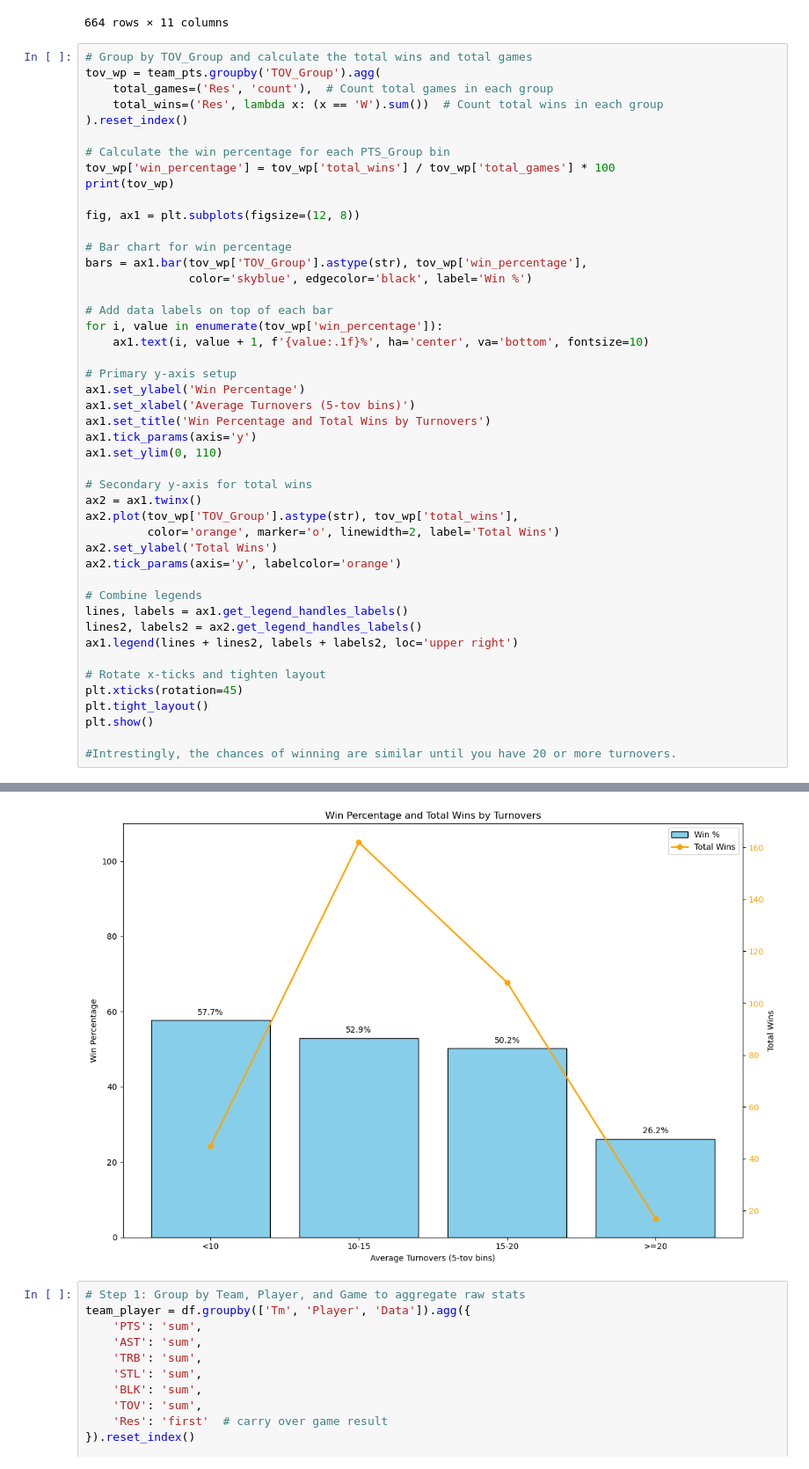
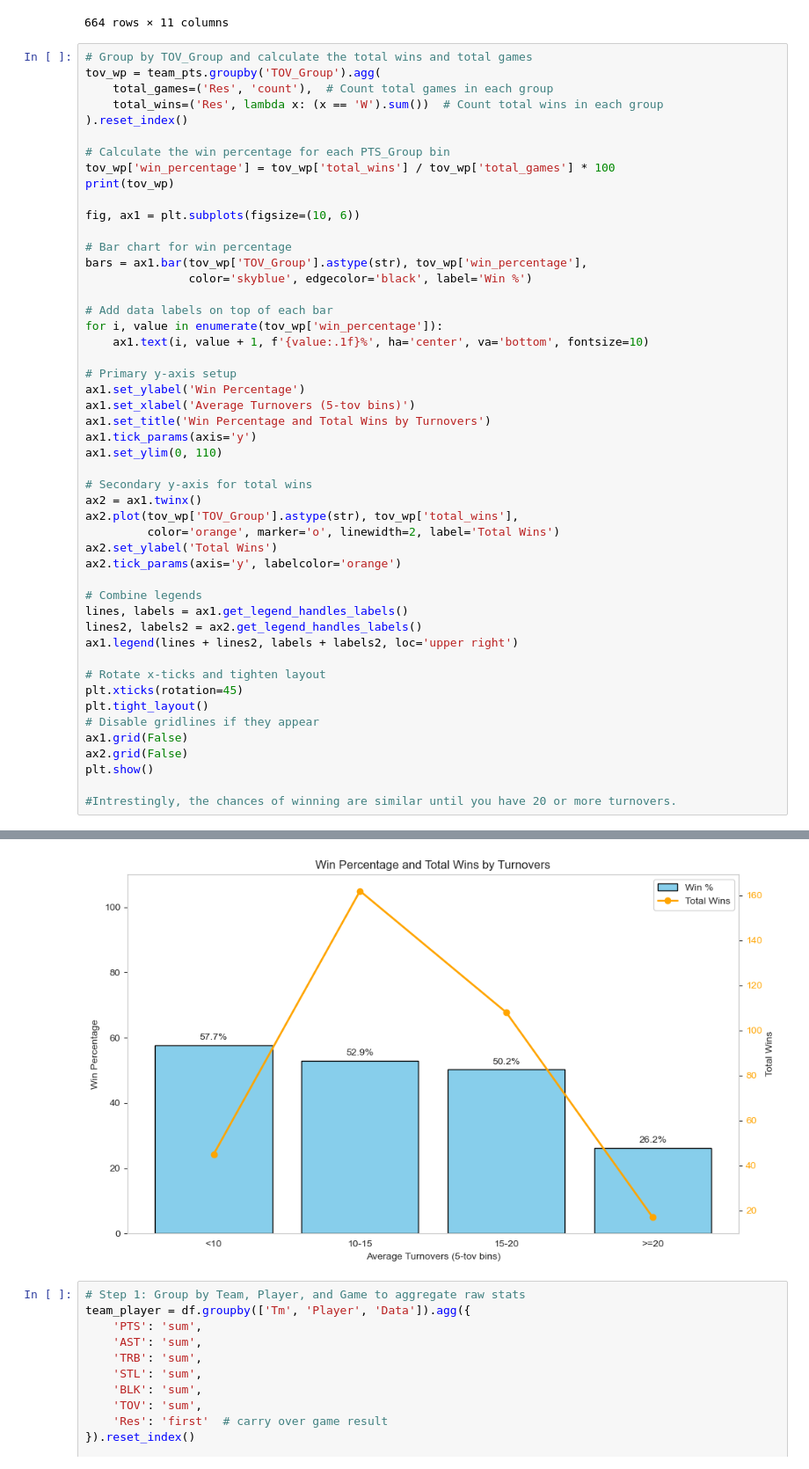
Before and after one commit to ryoka23/NYC-DS-Academy, a Jupyter notebook: Python Final Project.ipynb, the cells around one changed output, grey strips where cells are left out. Shown at 88% size. Drawn from its saved outputs; the diff is of its cells as text.

Commit message:
Updated plot size

```diff
--- a/Python Final Project.ipynb
+++ b/Python Final Project.ipynb
@@ -487,7 +487,7 @@ tov_wp = team_pts.groupby('TOV_Group').agg(
 tov_wp['win_percentage'] = tov_wp['total_wins'] / tov_wp['total_games'] * 100
 print(tov_wp)
 
-fig, ax1 = plt.subplots(figsize=(12, 8))
+fig, ax1 = plt.subplots(figsize=(10, 6))
 
 # Bar chart for win percentage
 bars = ax1.bar(tov_wp['TOV_Group'].astype(str), tov_wp['win_percentage'],
@@ -501,34 +501,37 @@ for i, value in enumerate(tov_wp['win_percentage']):
 ax1.set_ylabel('Win Percentage')
 ax1.set_xlabel('Average Turnovers (5-tov bins)')
 ax1.set_title('Win Percentage and Total Wins by Turnovers')
 ax1.tick_params(axis='y')
 ax1.set_ylim(0, 110)
 
 # Secondary y-axis for total wins
 ax2 = ax1.twinx()
 ax2.plot(tov_wp['TOV_Group'].astype(str), tov_wp['total_wins'],
          color='orange', marker='o', linewidth=2, label='Total Wins')
 ax2.set_ylabel('Total Wins')
 ax2.tick_params(axis='y', labelcolor='orange')
 
 # Combine legends
 lines, labels = ax1.get_legend_handles_labels()
 lines2, labels2 = ax2.get_legend_handles_labels()
 ax1.legend(lines + lines2, labels + labels2, loc='upper right')
 
 # Rotate x-ticks and tighten layout
 plt.xticks(rotation=45)
 plt.tight_layout()
+# Disable gridlines if they appear
+ax1.grid(False)
+ax2.grid(False)
 plt.show()
 
 #Intrestingly, the chances of winning are similar until you have 20 or more turnovers.
 # %% [output]
   TOV_Group  total_games  total_wins  win_percentage
 0       <10           78          45       57.692308
 1     10-15          306         162       52.941176
 2     15-20          215         108       50.232558
 3      >=20           65          17       26.153846
-[figure, old version]
+[figure, new version]
 # %%
 # Step 1: Group by Team, Player, and Game to aggregate raw stats
 team_player = df.groupby(['Tm', 'Player', 'Data']).agg({
```
Also changed, not shown: parts of 1 cell of this notebook.
